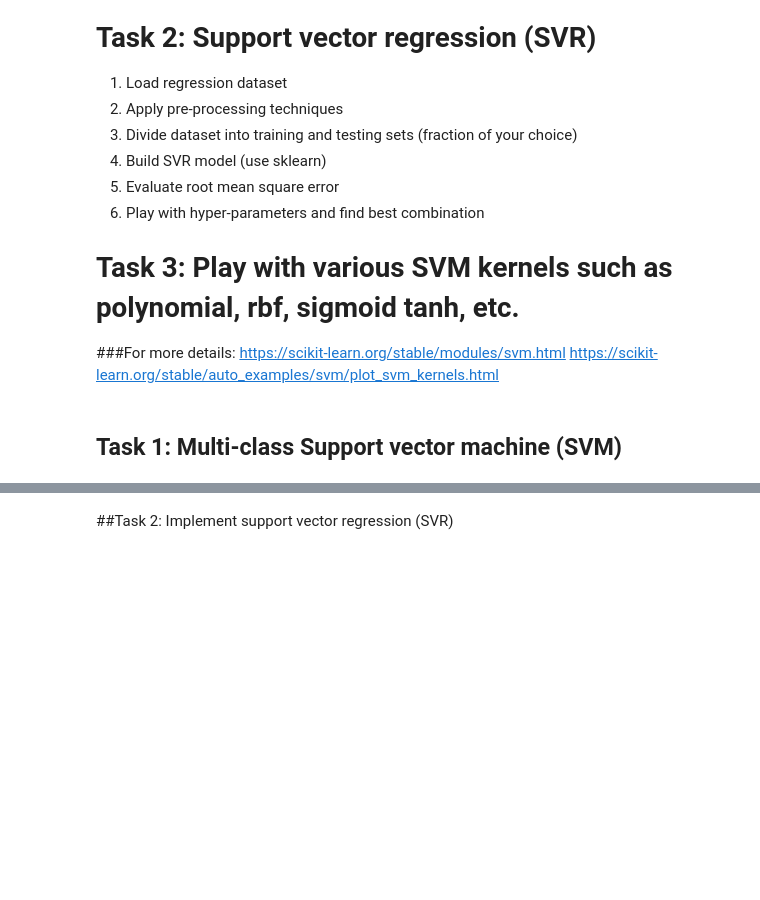
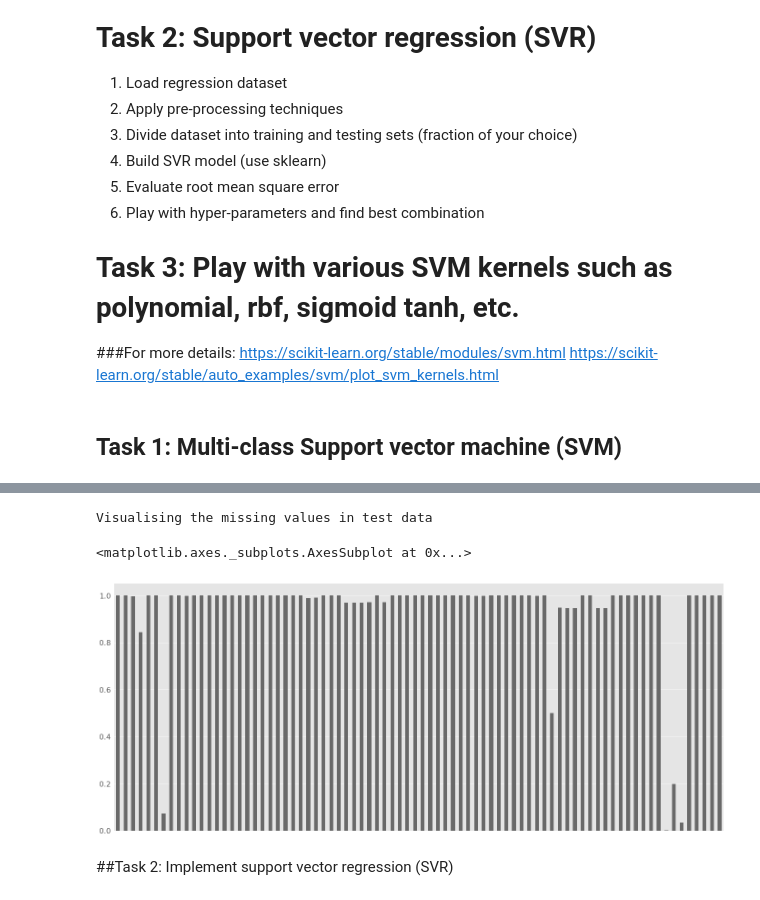
Before and after one commit to Avi-nashkumar/Semester5, a Jupyter notebook: ECSE303L/challenge-week-11/Task_2_Multiclass_SVM_and_SVR.ipynb, the cells around one changed output, grey strips where cells are left out. Saved outputs shown, nothing was run; the diff lists cells and outputs as text; code cells hidden in the pictures; blank space fills up the shorter version.

```diff
--- a/ECSE303L/challenge-week-11/Task_2_Multiclass_SVM_and_SVR.ipynb
+++ b/ECSE303L/challenge-week-11/Task_2_Multiclass_SVM_and_SVR.ipynb
@@ -146,0 +177,4 @@ https://scikit-learn.org/stable/auto_examples/svm/plot_svm_kernels.html
+# %%
+test= pd.read_csv("data/test.csv")
+print(test.shape)
+train.head()
@@ -147,3 +197,10 @@ https://scikit-learn.org/stable/auto_examples/svm/plot_svm_kernels.html
+# %%
+print("Visualising the missing values in test data")
+msno.bar(test)
+# %% [output]
+Visualising the missing values in test data
+<matplotlib.axes._subplots.AxesSubplot at 0x...>
+[figure, added]
 # %%
 # Preprocessing
 # Encoding categorical variables (if any)
```
Also changed, not shown: parts of 6 cells of this notebook, 3 other files.
